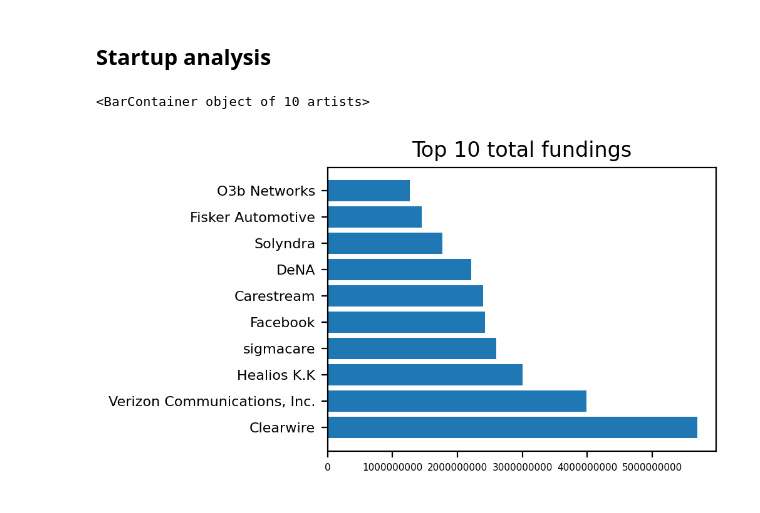
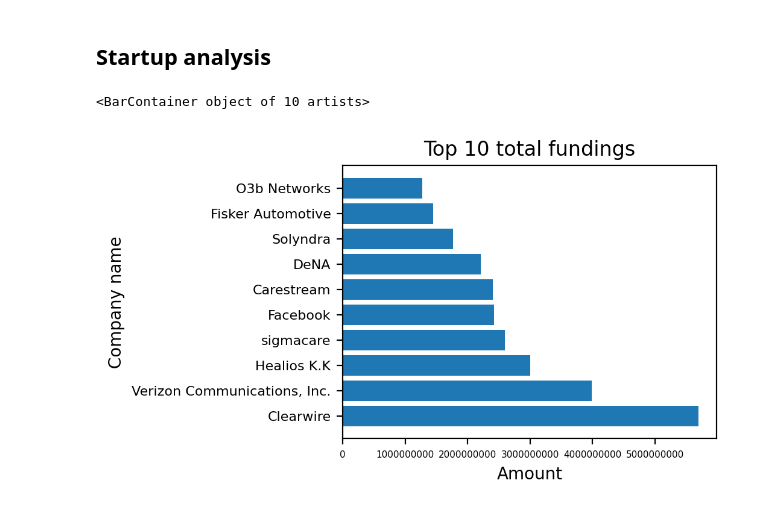
Before and after one commit to bartolomej/PR22_BK_LG_NS, a Jupyter notebook: notebook.ipynb, the cells around one changed output. Saved outputs shown, nothing was run; the diff lists cells and outputs as text; code cells hidden in the pictures.

```diff
--- a/notebook.ipynb
+++ b/notebook.ipynb
@@ -43,15 +44,16 @@ relationships = get_relationships()
 # %%
 from matplotlib import pyplot
 total_fundings = funding_rounds.groupby("object_id", as_index=False)["raised_amount"].sum().sort_values("raised_amount", ascending=False)
-total_fundings = total_fundings.merge(objects, left_on="object_id", right_on="id")[["name", "object_id", "raised_amount"]]
+total_fundings = total_fundings.merge(objects, left_on="object_id", right_on="id")[["name", "object_id", "raised_amount", "status"]]
 total_fundings
 fig, axes = pyplot.subplots(figsize=(4, 3), dpi=200)
 axes.ticklabel_format(style='plain')
 pyplot.xticks(fontsize=5.5)
 pyplot.yticks(fontsize=8)
 axes.set_title("Top 10 total fundings")
 pyplot.xlabel("Amount")
+pyplot.ylabel("Company name")
 axes.barh(total_fundings["name"][:10], total_fundings["raised_amount"][:10])
 # %% [output]
 <BarContainer object of 10 artists>
-[figure, old version]
+[figure, new version]
```
Also changed, not shown: parts of 10 cells of this notebook.
